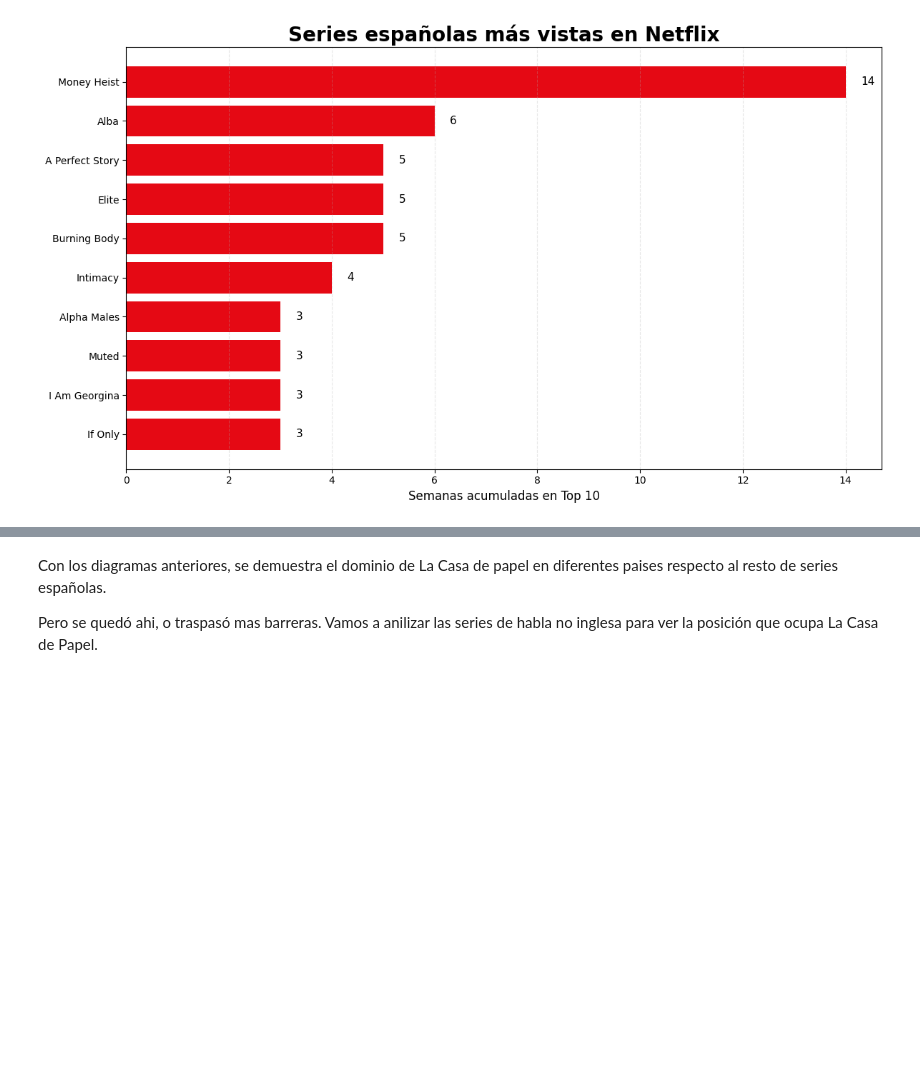
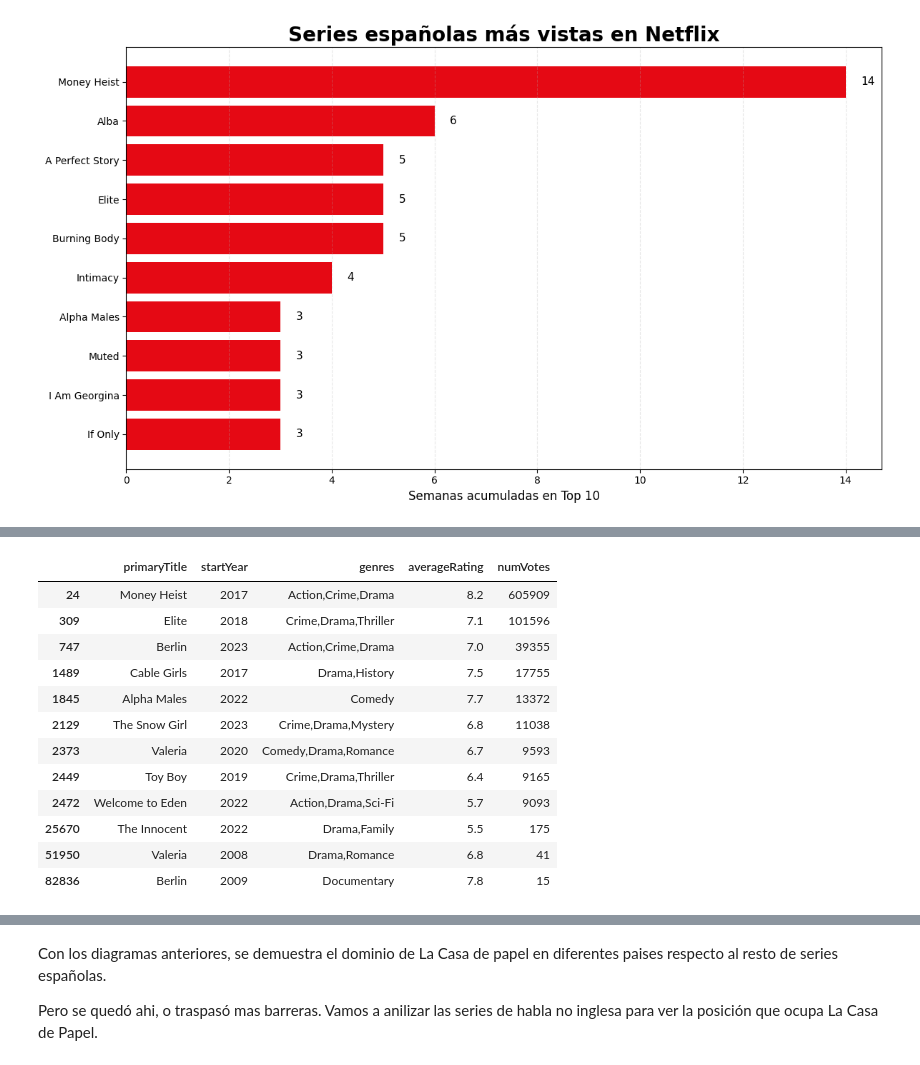
Before and after one commit to alejandro21rg/Eda_la_casa_de_papel, a Jupyter notebook: memoria.ipynb, the cells around one changed output, grey strips where cells are left out. Saved outputs shown, nothing was run; the diff lists cells and outputs as text; code cells hidden in the pictures; blank space fills up the shorter version.

```diff
--- a/memoria.ipynb
+++ b/memoria.ipynb
@@ -1024,0 +1123,10 @@ plt.tight_layout()
+# %%
+# Para que se vean titulo, genero, nota y numero de votos
+
+series_final = series_imdb[[
+    "primaryTitle",
+    "startYear",
+    "genres",
+    "averageRating",
+    "numVotes"
+]]
@@ -1024,0 +1175,15 @@ plt.tight_layout()
+# %%
+series_espanolas_nombres = [
+    "Money Heist",
+    "Elite",
+    "Berlin",
+    "Valeria",
+    "Cable Girls",
+    "Toy Boy",
+    "The Snow Girl",
+    "Welcome to Eden",
+    "The Innocent",
+    "Alpha Males"
+]
+
+series_espanolas_nombres
@@ -1024,0 +1201,22 @@ plt.tight_layout()
+# %%
+ranking_espanolas = ranking_global[
+    ranking_global["primaryTitle"].isin(
+        series_espanolas_nombres
+    )
+]
+
+ranking_espanolas
+# %% [output]
+|  | primaryTitle | startYear | genres | averageRating | numVotes |
+| 24 | Money Heist | 2017 | Action,Crime,Drama | 8.2 | 605909 |
+| 309 | Elite | 2018 | Crime,Drama,Thriller | 7.1 | 101596 |
+| 747 | Berlin | 2023 | Action,Crime,Drama | 7.0 | 39355 |
+| 1489 | Cable Girls | 2017 | Drama,History | 7.5 | 17755 |
+| 1845 | Alpha Males | 2022 | Comedy | 7.7 | 13372 |
+| 2129 | The Snow Girl | 2023 | Crime,Drama,Mystery | 6.8 | 11038 |
+| 2373 | Valeria | 2020 | Comedy,Drama,Romance | 6.7 | 9593 |
+| 2449 | Toy Boy | 2019 | Crime,Drama,Thriller | 6.4 | 9165 |
+| 2472 | Welcome to Eden | 2022 | Action,Drama,Sci-Fi | 5.7 | 9093 |
+| 25670 | The Innocent | 2022 | Drama,Family | 5.5 | 175 |
+| 51950 | Valeria | 2008 | Drama,Romance | 6.8 | 41 |
+| 82836 | Berlin | 2009 | Documentary | 7.8 | 15 |
```
Also changed, not shown: parts of 18 cells of this notebook, 3 other files.
